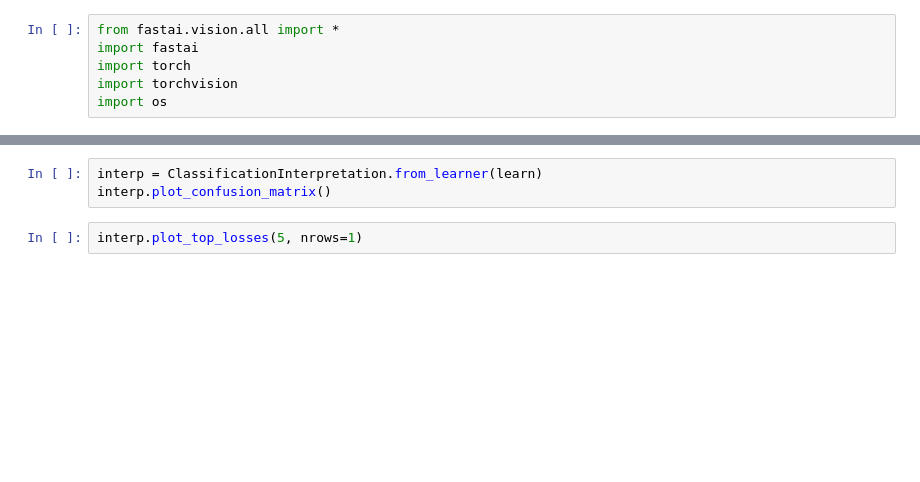
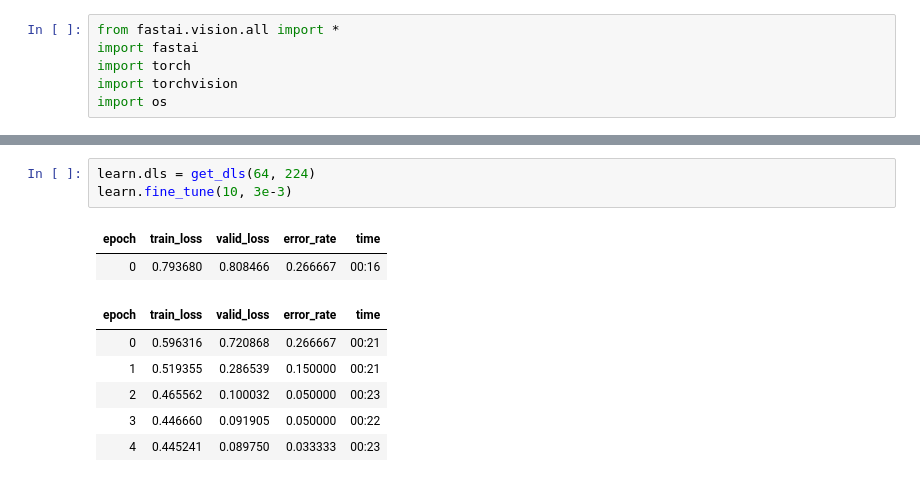
Before and after one commit to kchalupova/rotation, a Jupyter notebook: train.ipynb, the cells around one changed output, grey strips where cells are left out. Cells and saved outputs as stored; diff of their text form; blank space fills up the shorter version.

```diff
--- a/train.ipynb
+++ b/train.ipynb
@@ -27,5 +44,12 @@ learn.fine_tune(1)
-# %%
-interp = ClassificationInterpretation.from_learner(learn)
-interp.plot_confusion_matrix()
-# %%
-interp.plot_top_losses(5, nrows=1)
+# %%
+learn.dls = get_dls(64, 224)
+learn.fine_tune(10, 3e-3)
+# %% [output]
+| epoch | train_loss | valid_loss | error_rate | time |
+| 0 | 0.793680 | 0.808466 | 0.266667 | 00:16 |
+| epoch | train_loss | valid_loss | error_rate | time |
+| 0 | 0.596316 | 0.720868 | 0.266667 | 00:21 |
+| 1 | 0.519355 | 0.286539 | 0.150000 | 00:21 |
+| 2 | 0.465562 | 0.100032 | 0.050000 | 00:23 |
+| 3 | 0.446660 | 0.091905 | 0.050000 | 00:22 |
+| 4 | 0.445241 | 0.089750 | 0.033333 | 00:23 |
```
Also changed, not shown: parts of 10 cells of this notebook.
